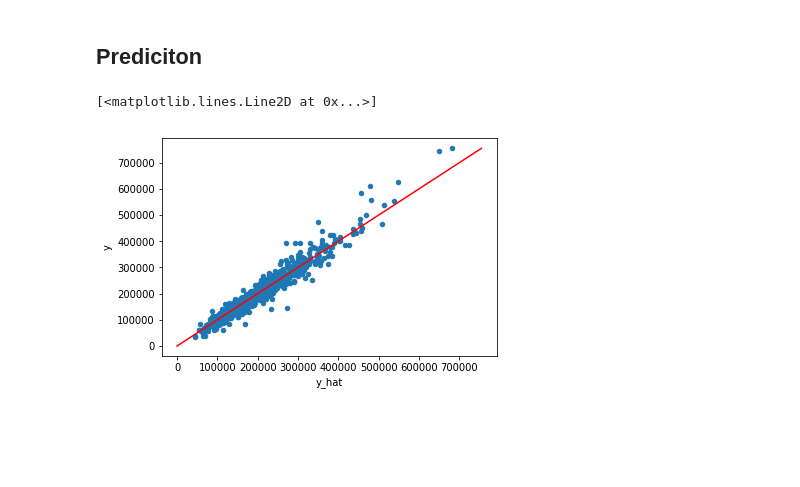
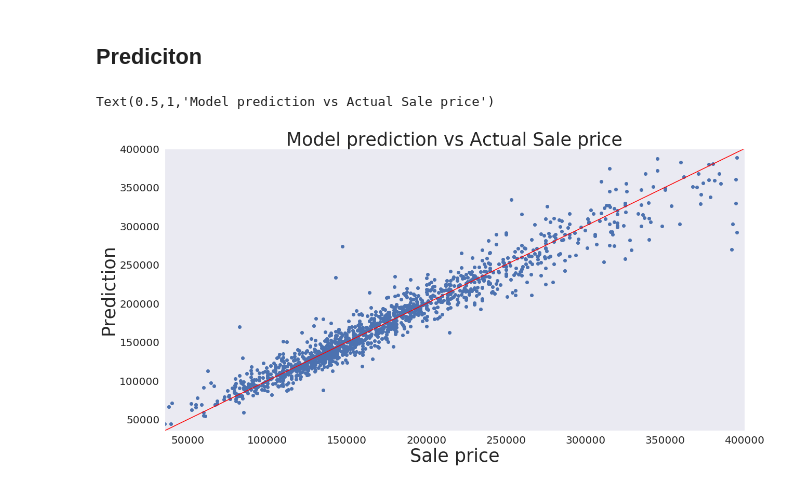
Before and after one commit to tybrs/kaggle-housing-prices, a Jupyter notebook: Clean_Data.ipynb, the cells around one changed output. Saved outputs shown, nothing was run; the diff lists cells and outputs as text; code cells hidden in the pictures; blank space fills up the shorter version.

Commit message:
cleaned notbook and standardized variables

```diff
--- a/Clean_Data.ipynb
+++ b/Clean_Data.ipynb
@@ -67,7 +49,8 @@ test = test.loc[:,'MSSubClass':'SaleCondition']
 We need to add justification
 # %%
 # drop some features to avoid multicollinearity
-train.drop(['GarageArea', 'TotRmsAbvGrd'], axis=1, inplace=True)
-test.drop(['GarageArea', 'TotRmsAbvGrd'], axis=1, inplace=True)
+
+train.drop(['1stFlrSF','GarageArea', 'TotRmsAbvGrd'], axis=1, inplace=True)
+test.drop(['1stFlrSF','GarageArea','TotRmsAbvGrd'], axis=1, inplace=True)
 # %% [markdown]
 ## Skewdness
@@ -78,7 +57,15 @@ Try different values
 # %%
+numeric_feats = train.dtypes[train.dtypes != "object"].index
+
+
 skewed_feats = train[numeric_feats].apply(lambda x: skew(x.dropna())) #compute skewness
-skewed_feats = skewed_feats[skewed_feats > 0.65]
-skewed_feats = skewed_feats.index
+skewed_feats = skewed_feats[skewed_feats > .65]
 
-train[skewed_feats] = boxcox1p(train[skewed_feats], 0.15)
-test[skewed_feats] = boxcox1p(test[skewed_feats], 0.15)
+skewed_index = skewed_feats.index
+
+train[skewed_index] = boxcox1p(train[skewed_index], 0.1)
+test[skewed_index] = boxcox1p(test[skewed_index], 0.1)
+
+ss = StandardScaler()
+train[skewed_index] = ss.fit_transform(train[skewed_index])
+test[skewed_index] = ss.transform(test[skewed_index])
@@ -185,15 +194,30 @@ Lasso(alpha=0.0004, copy_X=True, fit_intercept=True, max_iter=5000,
    selection='cyclic', tol=0.0001, warm_start=False)
 # %% [markdown]
 ## Prediciton
-# %%
-true_line = np.linspace(0, np.expm1(y_train.max()), 50)
-
-pd.DataFrame({'y_hat': np.expm1(y_hats), 'y': np.expm1(y_train)}).plot(
-    kind='scatter', x='y_hat', y='y').plot(true_line,
-    true_line,  c='red')
-# %% [output]
-[<matplotlib.lines.Line2D at 0x...>]
-[figure, removed]
+# %%
+true_line = np.linspace(0, np.expm1(y_train.max()), 50)
+predictios = pd.DataFrame({'y_hat': np.expm1(y_hats), 'y': np.expm1(y_train)})
+
+
+ylabel = '$y_{train}$'
+xlabel = r'$\hat{f}(\mathbf{X}_{train})$'
+#= \hat{{\beta}}\mathbf{X}_{train}$'
+
+plt.figure(figsize=(20,10))
+plt.scatter(x=predictios.y, y=predictios.y_hat)
+line = plt.plot(true_line,
+    true_line,  c='red')
+plt.yticks(fontsize=20)
+plt.xticks(fontsize=20)
+plt.grid()
+plt.ylim((predictios.y.min(),400000))
+plt.xlim((predictios.y.min(),400000))
+plt.xlabel('Sale price', fontsize=35)
+plt.ylabel('Prediction', fontsize=35)
+plt.title('Model prediction vs Actual Sale price',fontsize=35)
+# %% [output]
+Text(0.5,1,'Model prediction vs Actual Sale price')
+[figure, added]
 # %%
 coef_df = pd.DataFrame({'cols': X_train.columns,'coef': grid.best_estimator_.coef_}, index=X_train.columns )
 # %%
```
Also changed, not shown: parts of 36 cells of this notebook, 3 other files.
